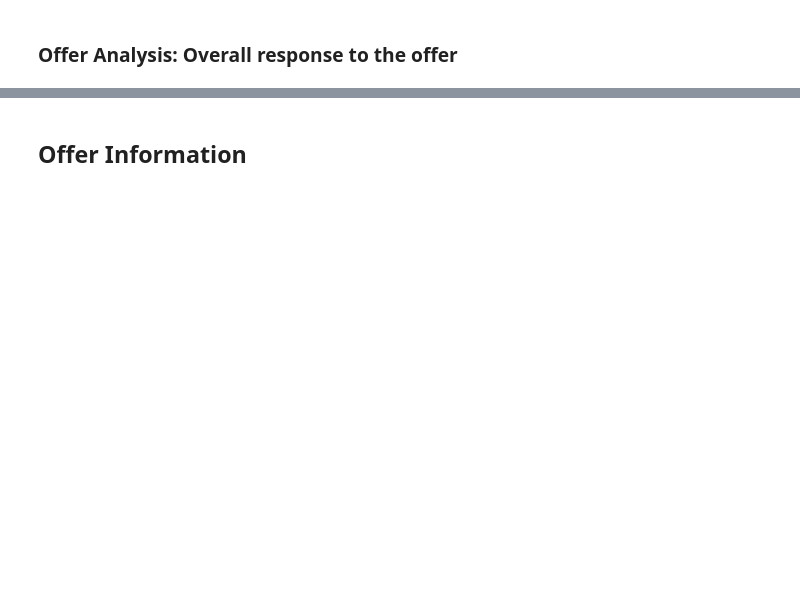
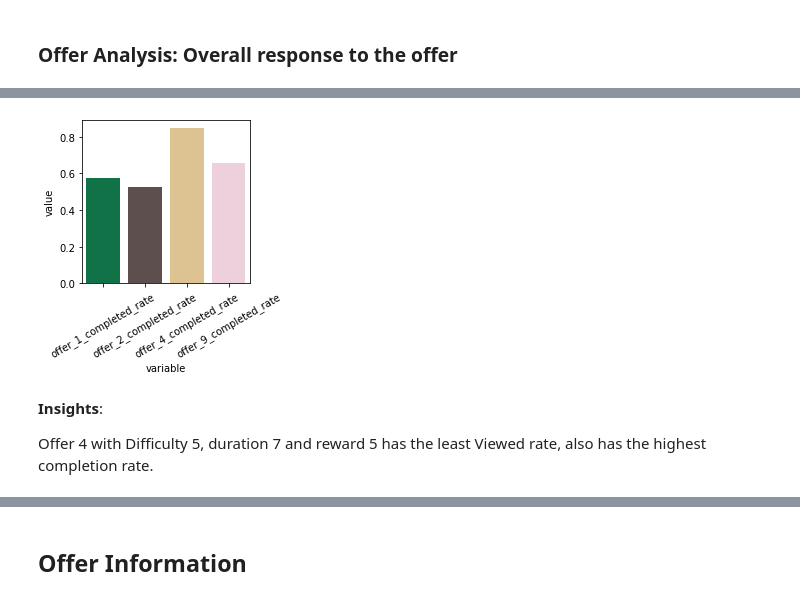
Before and after one commit to Arjunar92/Starbucks_Customer_Segmentation_Project, a Jupyter notebook: Starbucks_Customer_Segmentation_012821a.ipynb, the cells around one changed output, grey strips where cells are left out. Cells and saved outputs as stored; diff of their text form; code cells hidden in the pictures; blank space fills up the shorter version.

```diff
--- a/Starbucks_Customer_Segmentation_012821a.ipynb
+++ b/Starbucks_Customer_Segmentation_012821a.ipynb
@@ -552,0 +496,11 @@ df = plot_data(offer_discount,profile_offer,  groupby = 'membership_year',palett
+# %%
+#Analyze Offer Viewed rate
+
+df = plot_data_overall(offer_bogo_data_comp, 4, 30, ['offer_1_completed_rate',
+ 'offer_2_completed_rate','offer_4_completed_rate','offer_9_completed_rate'])
+# %% [output]
+[figure, added]
+# %% [markdown]
+**Insights**:
+
+Offer 4 with Difficulty 5, duration 7 and reward 5 has the least Viewed rate, also has the highest completion rate.
```
Also changed, not shown: parts of 83 cells of this notebook.
